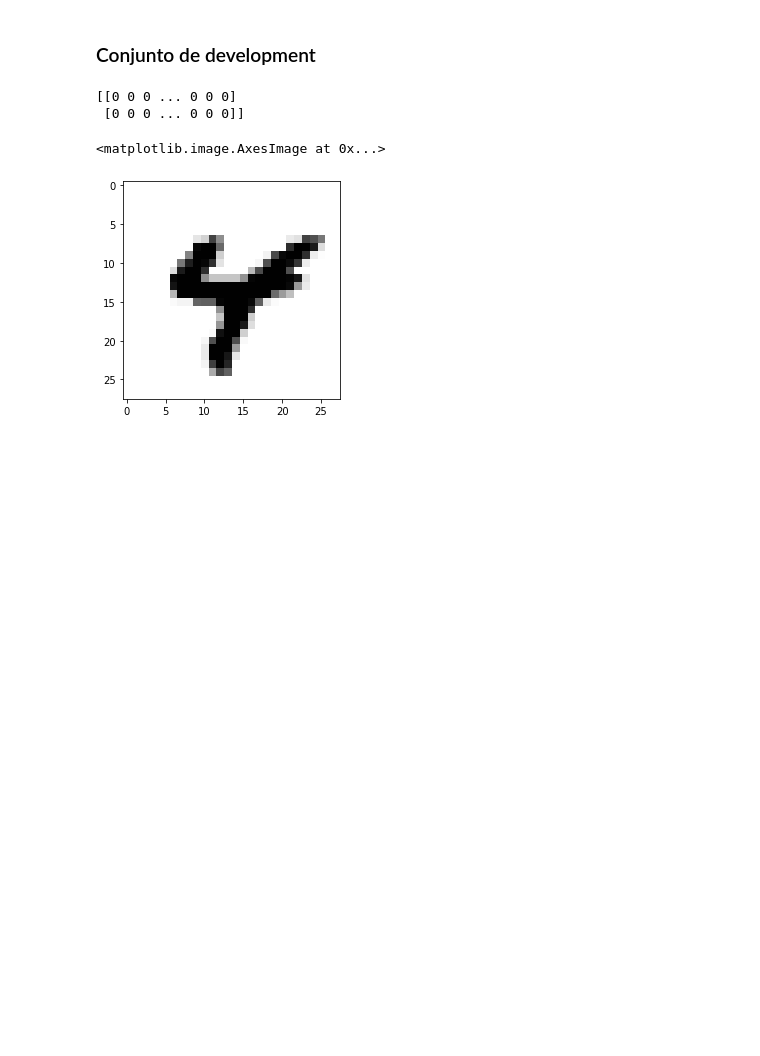
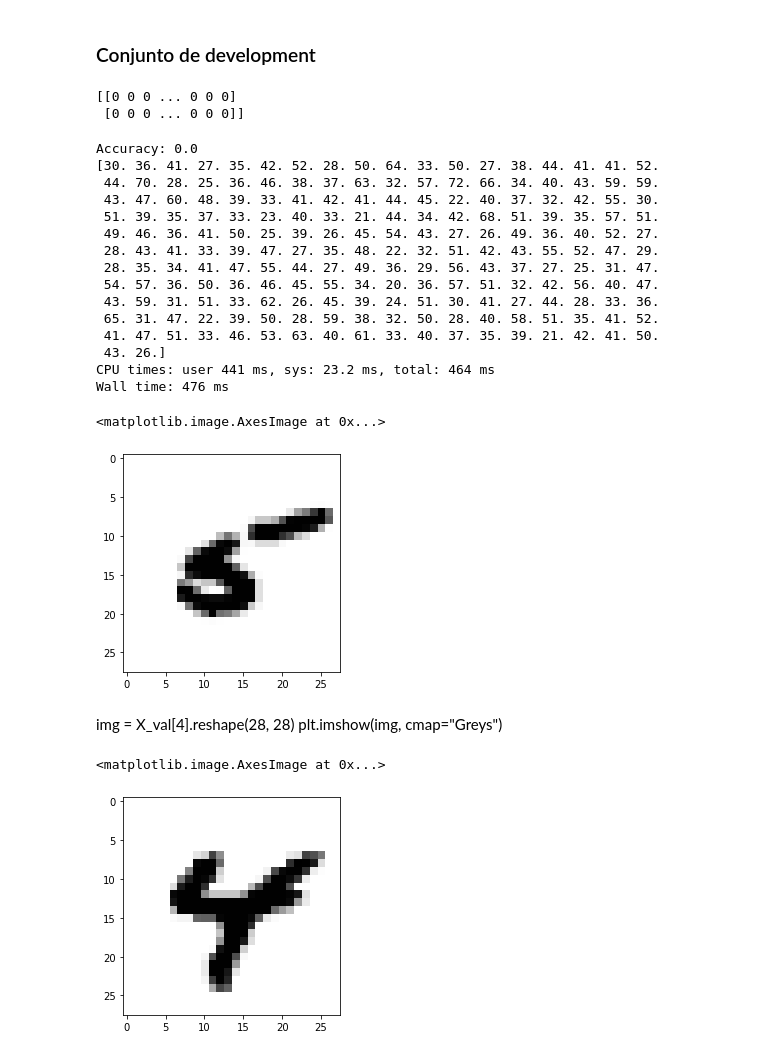
Before and after one commit to wgbusch/mt, a Jupyter notebook: tp2/notebooks/knn-Copy1.ipynb, the cells around one changed output. Drawn from its saved outputs; the diff is of its cells as text; code cells hidden in the pictures; blank space fills up the shorter version.

```diff
--- a/tp2/notebooks/knn-Copy1.ipynb
+++ b/tp2/notebooks/knn-Copy1.ipynb
@@ -34,7 +34,7 @@ eigenvalues, eigenvectors = metnum.get_first_eigenvalues(A,10, 1000000, 1e-7)
 
 eigenvalues.round(), eigenvectors.round()
 
-df_train = df_train[0:10]
+df_train = df_train[0:1000]
 
 # Uso values para mandar todo a arrays de numpy
 X = df_train[df_train.columns[1:]].values
@@ -134,13 +134,34 @@ print(X_val)
 # %%
 %%time
 import matplotlib.pyplot as plt
 from sklearn.metrics import accuracy_score
 
-y_pred = clf.predict(X_val[0:3])
-#acc = accuracy_score(y_val, y_pred)
-#print("Accuracy: {}".format(acc))
+y_pred = clf.predict(X_val[0:])
+acc = accuracy_score(y_val, y_pred)
+print("Accuracy: {}".format(acc))
 print(y_pred)
 
 img = X_val[0].reshape(28, 28)
 plt.imshow(img, cmap="Greys")
+# %% [output]
+Accuracy: 0.0
+[30. 36. 41. 27. 35. 42. 52. 28. 50. 64. 33. 50. 27. 38. 44. 41. 41. 52.
+ 44. 70. 28. 25. 36. 46. 38. 37. 63. 32. 57. 72. 66. 34. 40. 43. 59. 59.
+ 43. 47. 60. 48. 39. 33. 41. 42. 41. 44. 45. 22. 40. 37. 32. 42. 55. 30.
+ 51. 39. 35. 37. 33. 23. 40. 33. 21. 44. 34. 42. 68. 51. 39. 35. 57. 51.
+ 49. 46. 36. 41. 50. 25. 39. 26. 45. 54. 43. 27. 26. 49. 36. 40. 52. 27.
+ 28. 43. 41. 33. 39. 47. 27. 35. 48. 22. 32. 51. 42. 43. 55. 52. 47. 29.
+ 28. 35. 34. 41. 47. 55. 44. 27. 49. 36. 29. 56. 43. 37. 27. 25. 31. 47.
+ 54. 57. 36. 50. 36. 46. 45. 55. 34. 20. 36. 57. 51. 32. 42. 56. 40. 47.
+ 43. 59. 31. 51. 33. 62. 26. 45. 39. 24. 51. 30. 41. 27. 44. 28. 33. 36.
+ 65. 31. 47. 22. 39. 50. 28. 59. 38. 32. 50. 28. 40. 58. 51. 35. 41. 52.
+ 41. 47. 51. 33. 46. 53. 63. 40. 61. 33. 40. 37. 35. 39. 21. 42. 41. 50.
+ 43. 26.]
+CPU times: user 441 ms, sys: 23.2 ms, total: 464 ms
+Wall time: 476 ms
+<matplotlib.image.AxesImage at 0x...>
+[figure, added]
+# %% [markdown]
+img = X_val[4].reshape(28, 28)
+plt.imshow(img, cmap="Greys")
 # %%
```
Also changed, not shown: parts of 2 cells of this notebook, 7 other files.
